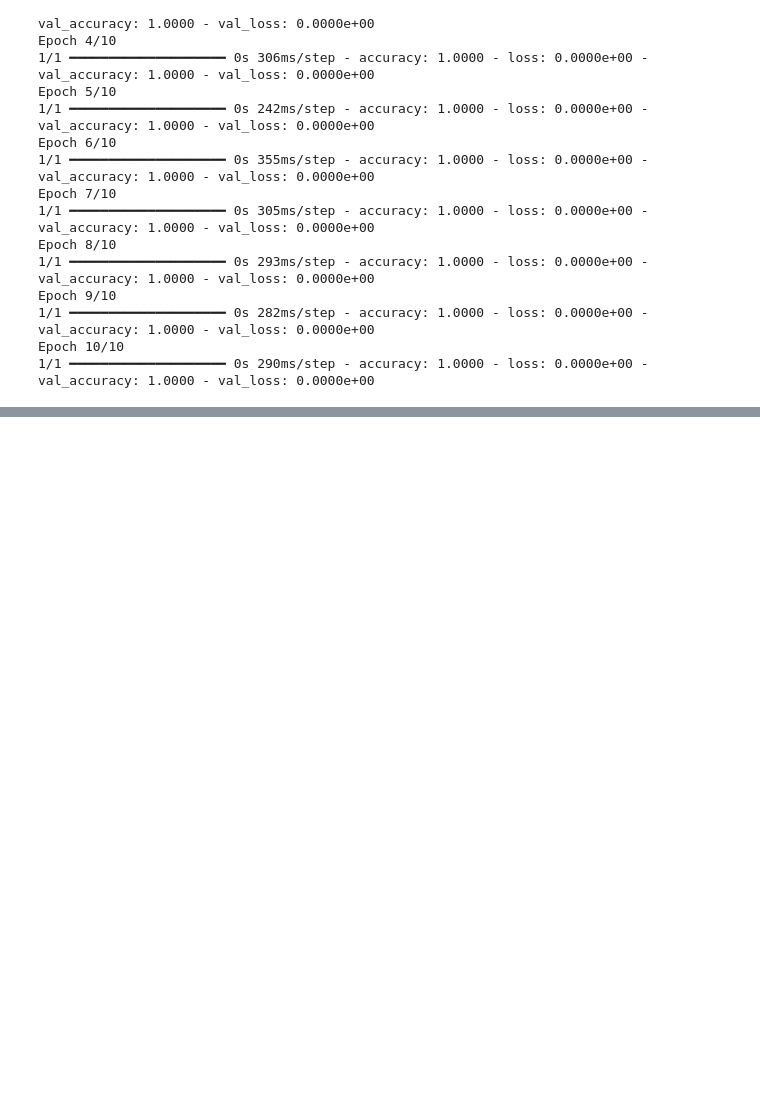
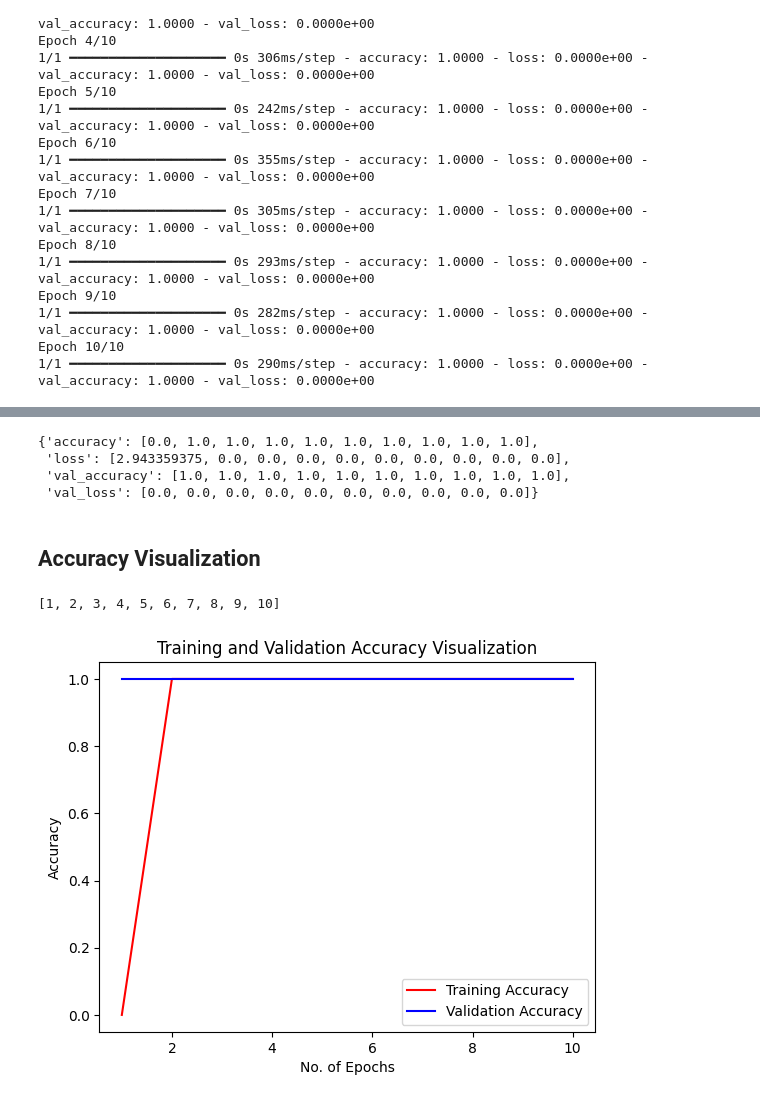
Before and after one commit to Mwakanemela/Python-ImageBased-Detection-ML, a Jupyter notebook: train_for_disease.ipynb, the cells around one changed output, grey strips where cells are left out. Drawn from its saved outputs; the diff is of its cells as text; code cells hidden in the pictures; blank space fills up the shorter version.

Commit message:
Saving, Evaluating Model and Visualization

```diff
--- a/train_for_disease.ipynb
+++ b/train_for_disease.ipynb
@@ -203,0 +229,7 @@ Epoch 10/10
+# %%
+training_history.history
+# %% [output]
+{'accuracy': [0.0, 1.0, 1.0, 1.0, 1.0, 1.0, 1.0, 1.0, 1.0, 1.0],
+ 'loss': [2.943359375, 0.0, 0.0, 0.0, 0.0, 0.0, 0.0, 0.0, 0.0, 0.0],
+ 'val_accuracy': [1.0, 1.0, 1.0, 1.0, 1.0, 1.0, 1.0, 1.0, 1.0, 1.0],
+ 'val_loss': [0.0, 0.0, 0.0, 0.0, 0.0, 0.0, 0.0, 0.0, 0.0, 0.0]}
@@ -203,0 +242,17 @@ Epoch 10/10
+# %% [markdown]
+## Accuracy Visualization
+# %%
+epochs = [i for i in range(1,11)]
+epochs
+# %% [output]
+[1, 2, 3, 4, 5, 6, 7, 8, 9, 10]
+# %%
+plt.plot(epochs, training_history.history["accuracy"], color="red", label="Training Accuracy")
+plt.plot(epochs, training_history.history["val_accuracy"], color="blue", label="Validation Accuracy")
+plt.xlabel("No. of Epochs")
+plt.ylabel("Accuracy")
+plt.title("Training and Validation Accuracy Visualization")
+plt.legend()
+plt.show()
+# %% [output]
+[figure, added]
```
Also changed, not shown: parts of 8 cells of this notebook.
